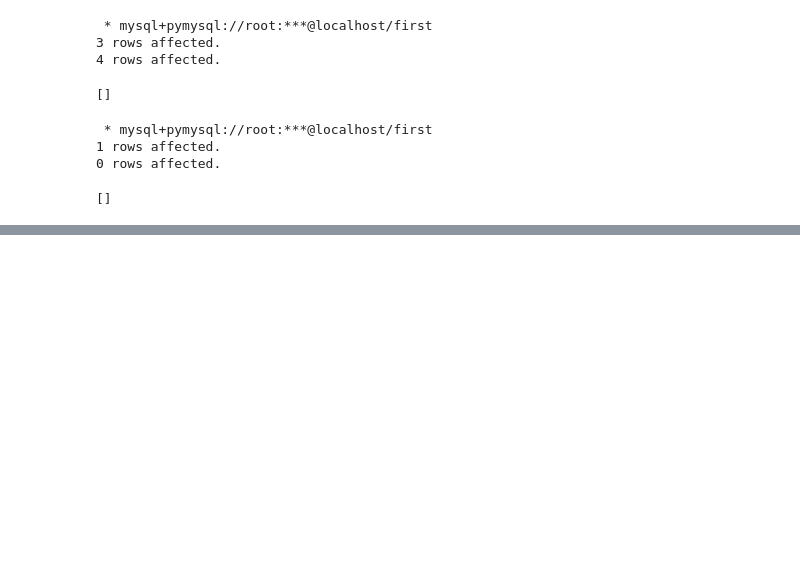
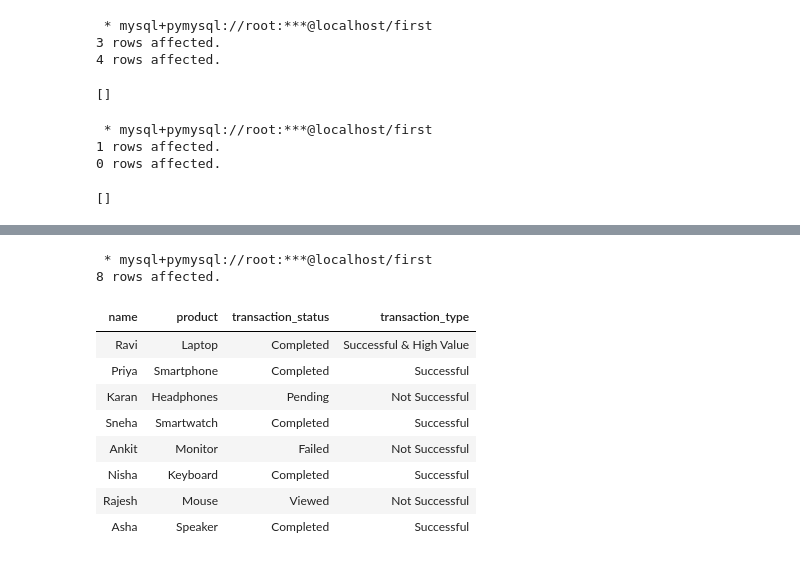
Before and after one commit to PushpalathaSK/AI_Practice, a Jupyter notebook: practice.ipynb, the cells around one changed output, grey strips where cells are left out. Saved outputs shown, nothing was run; the diff lists cells and outputs as text; code cells hidden in the pictures; blank space fills up the shorter version.

```diff
--- a/practice.ipynb
+++ b/practice.ipynb
@@ -381,0 +536,21 @@ SHOW INDEX FROM employees;
+# %%
+%%sql
+SELECT name,product,transaction_status,
+    CASE
+        WHEN transaction_status = 'Completed' AND amount > 20000 THEN 'Successful & High Value'
+        WHEN transaction_status = 'Completed' THEN 'Successful'
+        ELSE 'Not Successful'
+    END AS transaction_type
+FROM Customer;
+# %% [output]
+ * mysql+pymysql://root:***@localhost/first
+8 rows affected.
+| name | product | transaction_status | transaction_type |
+| Ravi | Laptop | Completed | Successful & High Value |
+| Priya | Smartphone | Completed | Successful |
+| Karan | Headphones | Pending | Not Successful |
+| Sneha | Smartwatch | Completed | Successful |
+| Ankit | Monitor | Failed | Not Successful |
+| Nisha | Keyboard | Completed | Successful |
+| Rajesh | Mouse | Viewed | Not Successful |
+| Asha | Speaker | Completed | Successful |
```
Also changed, not shown: parts of 14 cells of this notebook.
